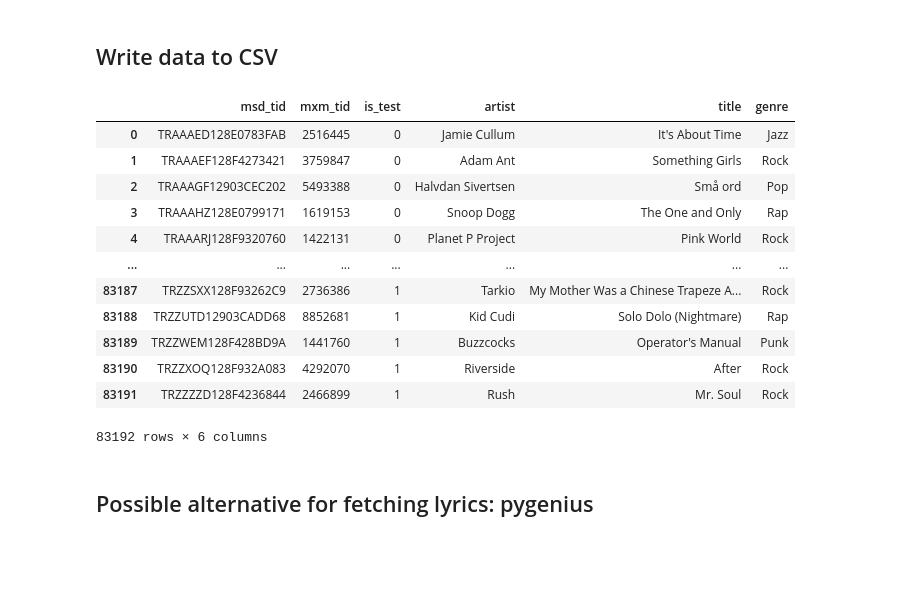
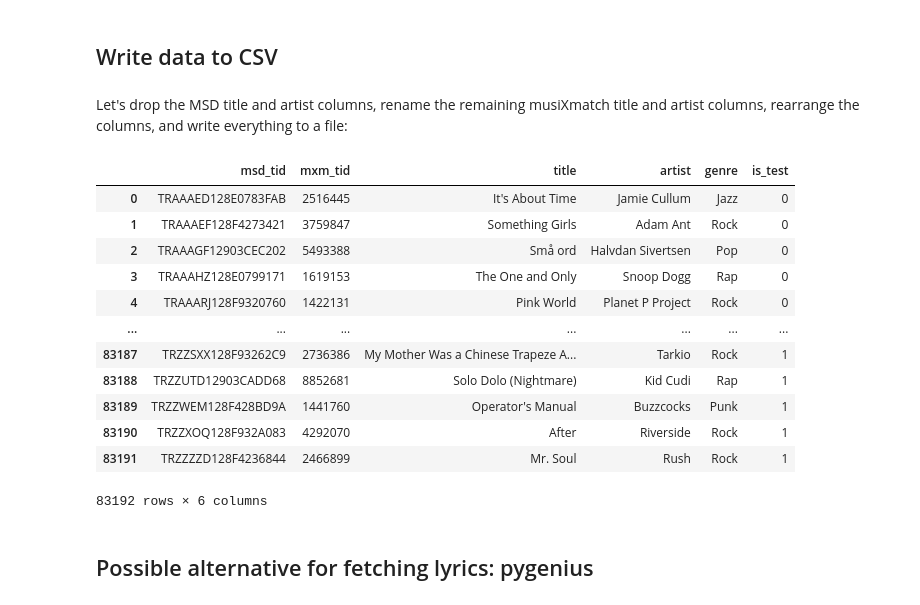
Before and after one commit to Sejmou/tuwien-nlp-2022w-group12, a Jupyter notebook: data-crawl_attempt2.ipynb, the cells around one changed output. Saved outputs shown, nothing was run; the diff lists cells and outputs as text; code cells hidden in the pictures; blank space fills up the shorter version.

```diff
--- a/data-crawl_attempt2.ipynb
+++ b/data-crawl_attempt2.ipynb
@@ -381,21 +381,27 @@ songs_and_genres.is_test.sum()/len(songs_and_genres)
 Not really, that's also quite nice, this might be an indicator that the train/test split is indeed a good random split.
 # %% [markdown]
 ## Write data to CSV
+# %% [markdown]
+Let's drop the MSD title and artist columns, rename the remaining musiXmatch title and artist columns, rearrange the columns, and write everything to a file:
 # %%
-data = songs_and_genres.drop(columns=["msd_artist_name", "msd_title"]).rename(columns={"mxm_artist_name": "artist", "mxm_title": "title"})
+data = (
+  songs_and_genres
+  .drop(columns=["msd_artist_name", "msd_title"])
+  .rename(columns={"mxm_artist_name": "artist", "mxm_title": "title"})
+  [["msd_tid", "mxm_tid", "title", "artist", "genre", "is_test"]])
 data
 # %% [output]
-|  | msd_tid | mxm_tid | is_test | artist | title | genre |
-| 0 | TRAAAED128E0783FAB | 2516445 | 0 | Jamie Cullum | It's About Time | Jazz |
-| 1 | TRAAAEF128F4273421 | 3759847 | 0 | Adam Ant | Something Girls | Rock |
-| 2 | TRAAAGF12903CEC202 | 5493388 | 0 | Halvdan Sivertsen | Små ord | Pop |
-| 3 | TRAAAHZ128E0799171 | 1619153 | 0 | Snoop Dogg | The One and Only | Rap |
-| 4 | TRAAARJ128F9320760 | 1422131 | 0 | Planet P Project | Pink World | Rock |
+|  | msd_tid | mxm_tid | title | artist | genre | is_test |
+| 0 | TRAAAED128E0783FAB | 2516445 | It's About Time | Jamie Cullum | Jazz | 0 |
+| 1 | TRAAAEF128F4273421 | 3759847 | Something Girls | Adam Ant | Rock | 0 |
+| 2 | TRAAAGF12903CEC202 | 5493388 | Små ord | Halvdan Sivertsen | Pop | 0 |
+| 3 | TRAAAHZ128E0799171 | 1619153 | The One and Only | Snoop Dogg | Rap | 0 |
+| 4 | TRAAARJ128F9320760 | 1422131 | Pink World | Planet P Project | Rock | 0 |
 | ... | ... | ... | ... | ... | ... | ... |
-| 83187 | TRZZSXX128F93262C9 | 2736386 | 1 | Tarkio | My Mother Was a Chinese Trapeze A... | Rock |
-| 83188 | TRZZUTD12903CADD68 | 8852681 | 1 | Kid Cudi | Solo Dolo (Nightmare) | Rap |
-| 83189 | TRZZWEM128F428BD9A | 1441760 | 1 | Buzzcocks | Operator's Manual | Punk |
-| 83190 | TRZZXOQ128F932A083 | 4292070 | 1 | Riverside | After | Rock |
-| 83191 | TRZZZZD128F4236844 | 2466899 | 1 | Rush | Mr. Soul | Rock |
+| 83187 | TRZZSXX128F93262C9 | 2736386 | My Mother Was a Chinese Trapeze A... | Tarkio | Rock | 1 |
+| 83188 | TRZZUTD12903CADD68 | 8852681 | Solo Dolo (Nightmare) | Kid Cudi | Rap | 1 |
+| 83189 | TRZZWEM128F428BD9A | 1441760 | Operator's Manual | Buzzcocks | Punk | 1 |
+| 83190 | TRZZXOQ128F932A083 | 4292070 | After | Riverside | Rock | 1 |
+| 83191 | TRZZZZD128F4236844 | 2466899 | Mr. Soul | Rush | Rock | 1 |
 83192 rows × 6 columns
 # %%
```
Also changed, not shown: parts of 3 cells of this notebook, 1 other file.
